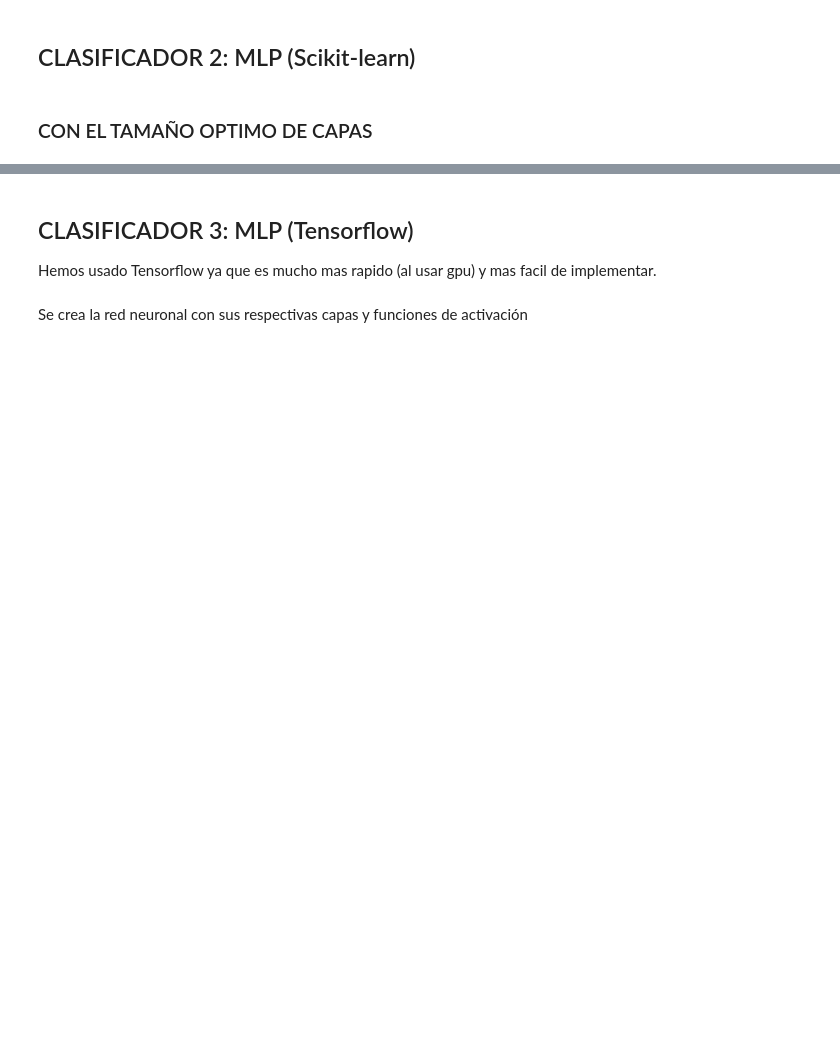
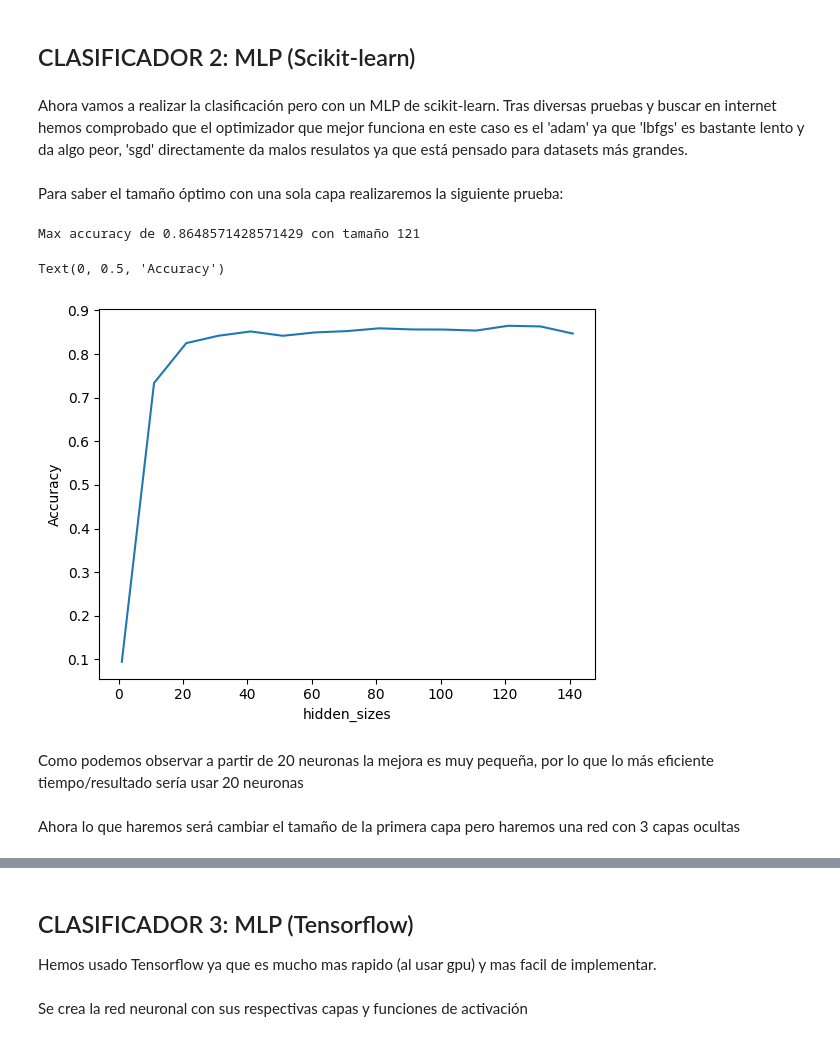
Before and after one commit to Ninjalice/ImageClasificator, a Jupyter notebook: final_comentado.ipynb, the cells around one changed output, grey strips where cells are left out. Cells and saved outputs as stored; diff of their text form; code cells hidden in the pictures; blank space fills up the shorter version.

```diff
--- a/final_comentado.ipynb
+++ b/final_comentado.ipynb
@@ -111,5 +131,5 @@ SHAPE y_test (14000,)
 # %%
-clf = svm.SVC()
+clf = svm.SVC(decision_function_shape='ovr')
 clf.fit(X_train, y_train)
 y_pred = clf.predict(X_test)
 print("Accuracy SVM : "+str(accuracy_score(y_test, y_pred)))
@@ -135,3 +155,10 @@ Accuracy SVM : 0.8892142857142857
     accuracy                           0.89     14000
    macro avg       0.89      0.89      0.89     14000
 weighted avg       0.89      0.89      0.89     14000
+# %%
+clf = svm.SVC(decision_function_shape='ovo')
+clf.fit(X_train, y_train)
+y_pred = clf.predict(X_test)
+print("Accuracy SVM : "+str(accuracy_score(y_test, y_pred)))
+print('\n')
+print(classification_report(y_test, y_pred))
@@ -178,29 +229,39 @@ Text(0.5, 1.0, 'Fallos por clase')
 # %% [markdown]
 ## CLASIFICADOR 2: MLP (Scikit-learn)
+# %% [markdown]
+Ahora vamos a realizar la clasificación pero con un MLP de scikit-learn. Tras diversas pruebas y buscar en internet hemos comprobado que el optimizador que mejor funciona en este caso es el 'adam' ya que 'lbfgs' es bastante lento y da algo peor, 'sgd' directamente da malos resulatos ya que está pensado para datasets más grandes.
+# %% [markdown]
+Para saber el tamaño óptimo con una sola capa realizaremos la siguiente prueba:
 # %%
-hidden_sizes = range(1, 70, 10)
+hidden_sizes = range(1, 150, 10)
 accuracies = np.zeros(len(hidden_sizes))
+pbar = tqdm(total=len(hidden_sizes))
+best = 0
 
 for s, size in enumerate(hidden_sizes):
-    # Crea el clasificador con size neuronas en la capa oculta.
-    # Después entrénalo, y obten la precisión en los datos de entrenamiento.
-    # Guarda la precisión final en una variable accTrain.
-    clasificador = MLPClassifier(hidden_layer_sizes=(
-        size, 20, 10), solver='adam', max_iter=2000, alpha=0.01)
 
-    clasificador.fit(X_train, y_train.ravel())
+    clasificador = MLPClassifier(hidden_layer_sizes = size, solver = 'adam', max_iter = 250, alpha=0.01)
+
+    clasificador.fit(X_train,y_train.ravel())
 
     y_pred = clasificador.predict(X_test)
 
-    accTrain = accuracy_score(y_pred, y_test)
+    acc = accuracy_score(y_pred, y_test)
 
-    accuracies[s] = accTrain
+    if accuracies[s] > best:
+        best = size
 
-print('Max accuracy con:', hidden_sizes[np.argmax(accuracies)])
-print(max(accuracies))
-# Muestra en una gráfica como ha cambiado el error conforme aumentábamos hidden_sizes
+    pbar.update(1)
+
+    accuracies[s] = acc
+pbar.close()
+
+print('Max accuracy de {} con tamaño {}'.format( max(accuracies) ,hidden_sizes[np.argmax(accuracies)]))
+
 plt.plot(hidden_sizes, accuracies)
 plt.xlabel('hidden_sizes')
 plt.ylabel('Accuracy')
+# %% [output]
+Max accuracy de 0.8648571428571429 con tamaño 121
+Text(0, 0.5, 'Accuracy')
+[figure, added]
-# %% [markdown]
-### CON EL TAMAÑO OPTIMO DE CAPAS
@@ -217,0 +268,4 @@ print(classification_report(y_test, y_pred))
+# %% [markdown]
+Como podemos observar a partir de 20 neuronas la mejora es muy pequeña, por lo que lo más eficiente tiempo/resultado sería usar 20 neuronas
+# %% [markdown]
+Ahora lo que haremos será cambiar el tamaño de la primera capa pero haremos una red con 3 capas ocultas
```
Also changed, not shown: parts of 30 cells of this notebook, 1 other file.
